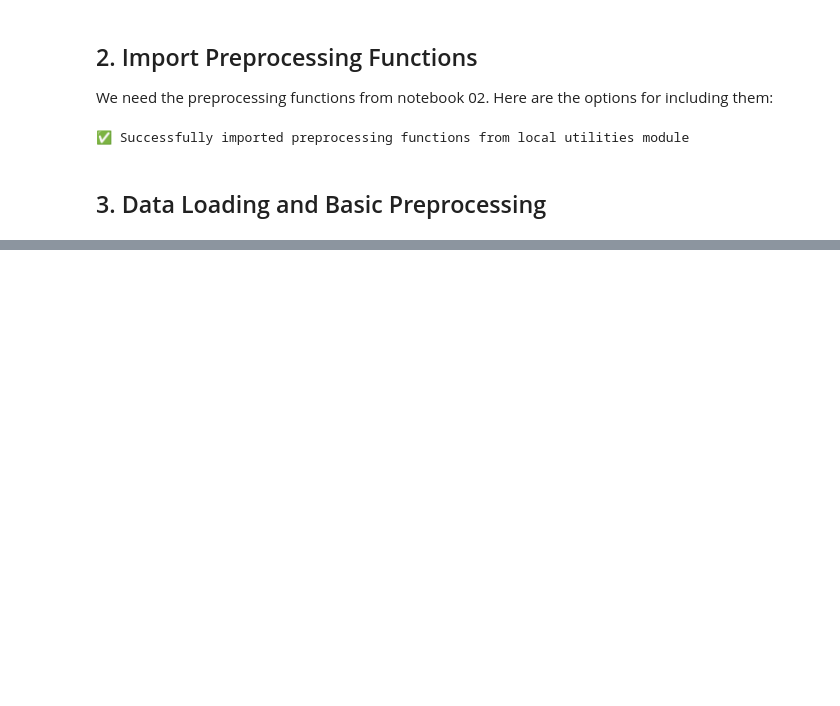
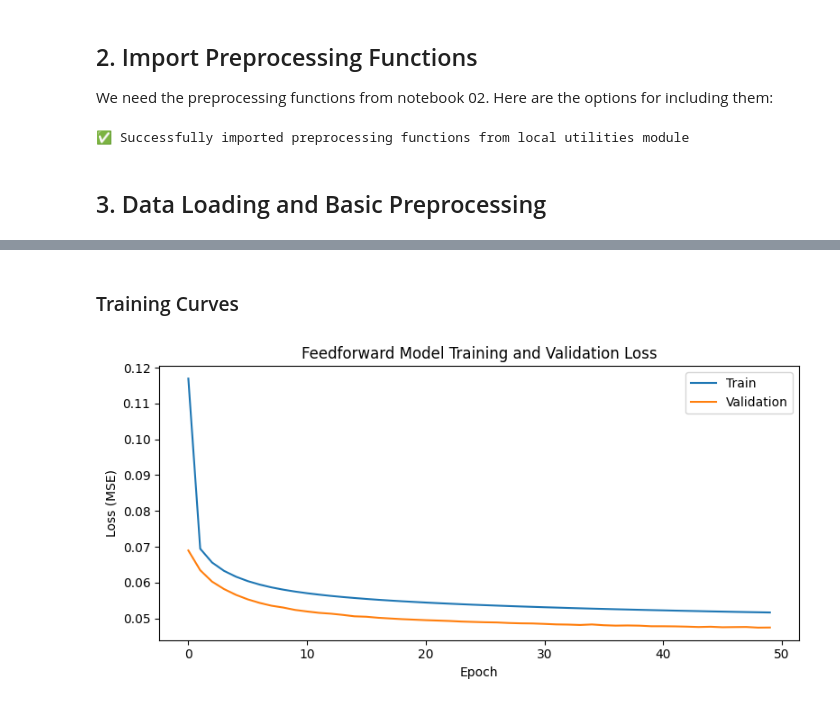
Before and after one commit to giulatona/iecon2025_tutorial, a Jupyter notebook: notebooks/03_forecasting_models.ipynb, the cells around one changed output, grey strips where cells are left out. Saved outputs shown, nothing was run; the diff lists cells and outputs as text; code cells hidden in the pictures; blank space fills up the shorter version.

```diff
--- a/notebooks/03_forecasting_models.ipynb
+++ b/notebooks/03_forecasting_models.ipynb
@@ -180,0 +394,22 @@ Features: 19, Samples: 24,212
+# %%
+DENSE_LAYER_UNITS = [128, 64]
+
+def build_feedforward_forecaster(window_size, num_features, forecast_horizon, dense_units, target_dim=1):
+    """Create a feedforward network for multi-step forecasting."""
+    inputs = keras.layers.Input(shape=(window_size, num_features), name="ffnn_inputs")
+    #x = keras.layers.Flatten(name="flatten_window")(inputs)
+    x = keras.layers.Reshape(name="reshape_flat", target_shape=(window_size * num_features,))(inputs)
+    for i, units in enumerate(dense_units):
+        x = keras.layers.Dense(units, activation="relu", name=f"dense_{i+1}")(x)
+    x = keras.layers.Dense(forecast_horizon * target_dim, name="forecast_head")(x)
+    outputs = keras.layers.Reshape(target_shape=(forecast_horizon, target_dim), name="reshape_output")(x)
+    return keras.Model(inputs=inputs, outputs=outputs, name="feedforward_forecaster")
+
+feedforward_model = build_feedforward_forecaster(
+    window_size=TRAINING_CONFIG['window_size'],
+    num_features=num_features,
+    forecast_horizon=TRAINING_CONFIG['forecast_horizon'],
+    dense_units=DENSE_LAYER_UNITS
+)
+
+feedforward_model.summary()
@@ -180,0 +458,9 @@ Features: 19, Samples: 24,212
+# %%
+feedforward_model.compile(
+    optimizer=keras.optimizers.SGD(learning_rate=TRAINING_CONFIG['learning_rate']),
+    loss=keras.losses.MeanSquaredError(),
+    metrics=[
+        keras.metrics.MeanAbsoluteError(name="mae"),
+        keras.metrics.RootMeanSquaredError(name="rmse")
+    ]
+)
@@ -180,0 +491,2 @@ Features: 19, Samples: 24,212
+# %%
+history = feedforward_model.fit(train_dataset, validation_data=val_dataset, epochs=TRAINING_CONFIG['epochs'], verbose=1)
@@ -180,0 +511,16 @@ Features: 19, Samples: 24,212
+# %% [markdown]
+### Training Curves
+# %%
+if history is None:
+    raise ValueError("Run the training cell to populate `history` before plotting.")
+
+history_df = pd.DataFrame(history.history)
+ax = history_df[["loss", "val_loss"]].plot(figsize=(8, 4))
+ax.set_xlabel("Epoch")
+ax.set_ylabel("Loss (MSE)")
+ax.set_title("Feedforward Model Training and Validation Loss")
+ax.legend(["Train", "Validation"])
+plt.tight_layout()
+plt.show()
+# %% [output]
+[figure, added]
```
Also changed, not shown: parts of 28 cells of this notebook, 1 other file.
